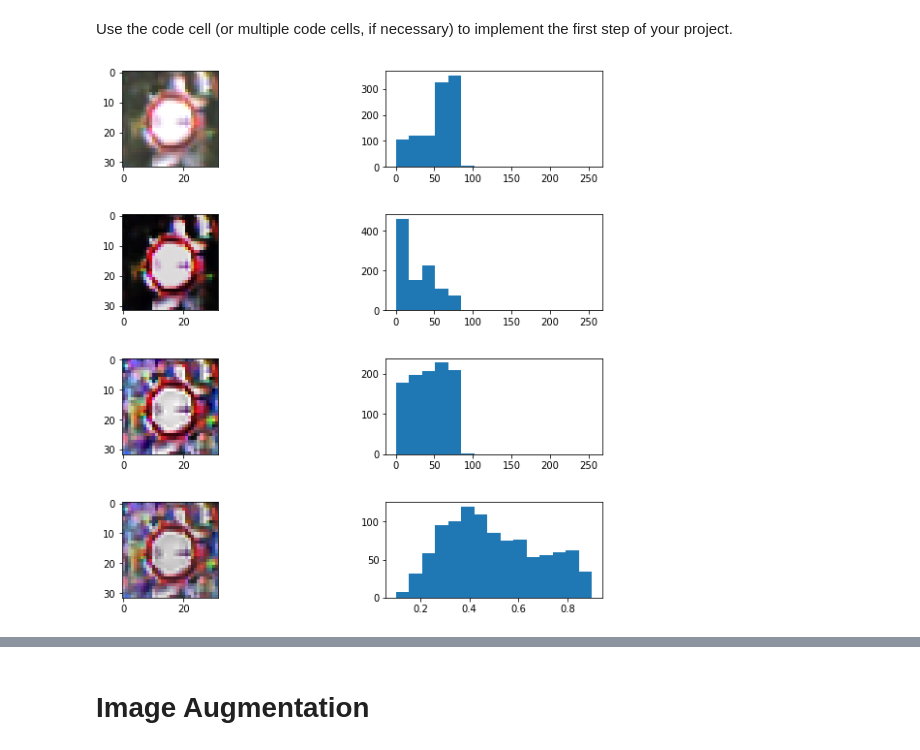
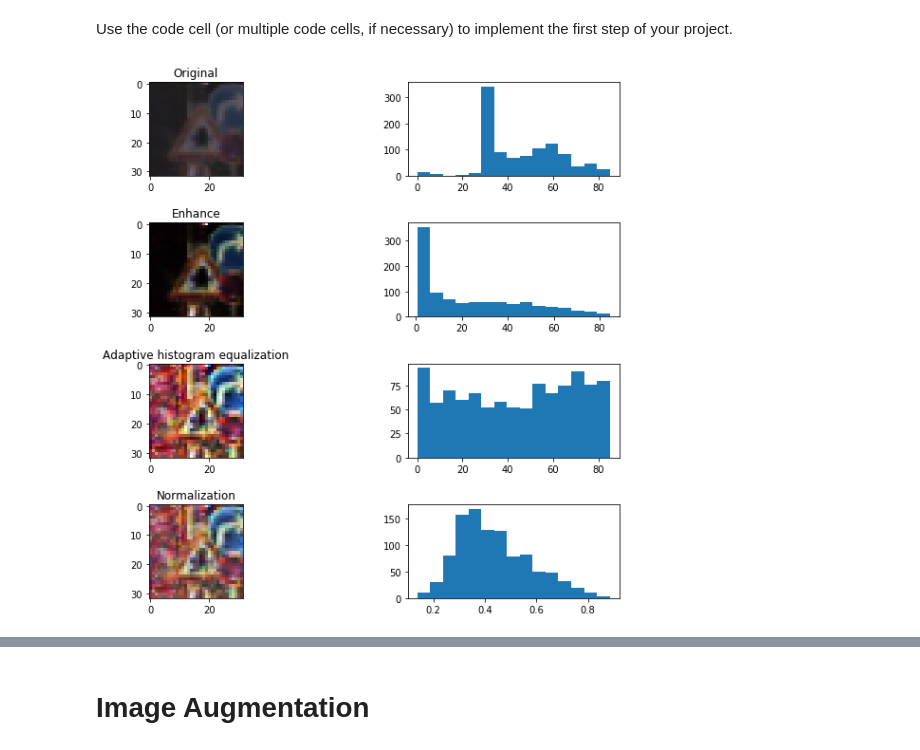
Before and after one commit to cfficaurzua/P2-SDCND, a Jupyter notebook: Traffic_Sign_Classifier.ipynb, the cells around one changed output, grey strips where cells are left out. Saved outputs shown, nothing was run; the diff lists cells and outputs as text; code cells hidden in the pictures.

```diff
--- a/Traffic_Sign_Classifier.ipynb
+++ b/Traffic_Sign_Classifier.ipynb
@@ -225,34 +211,38 @@ def enhance(input,iteration = 1,kernel = np.array([[-1, -1, -1],
         lower = np.multiply(1-(norm),linear_burn)
         input = (upper+lower).astype('uint8')
     return input
-def plot_luminance_histogram(input,axe,bins = 15, range=(0,255)):
+def plot_luminance_histogram(input,axe,bins = 15):
     luminance = 1/3*(input[:,:,0]+input[:,:,1]+input[:,:,2])
-    axe.hist(luminance.flatten(), bins = bins, range = range)
+    axe.hist(luminance.flatten(), bins = bins, range = (np.min(luminance),np.max(luminance)))
 # %%
 
 fig, axes = plt.subplots(4,2,figsize=(10,10))
 fig.subplots_adjust(hspace=0.5, wspace=0.5)
 
 i = random.randint(0,n_train)
 
 axes[0][0].imshow(X_train[i])
+axes[0][0].set_title('Original')
 plot_luminance_histogram(X_train[i],axes[0][1])
 
 enhanced = enhance(X_train[i],2)
 axes[1][0].imshow(enhanced)
+axes[1][0].set_title('Enhance')
 plot_luminance_histogram(enhanced,axes[1][1] )
 
 equa = histogram_equalization(enhanced)
 axes[2][0].imshow(equa)
+axes[2][0].set_title('Adaptive histogram equalization')
 plot_luminance_histogram(equa,axes[2][1])
 
 norm = normalization(equa)
 axes[3][0].imshow(norm)
-plot_luminance_histogram(norm,axes[3][1],range=(0.1,0.9) )
+axes[3][0].set_title('Normalization')
+plot_luminance_histogram(norm,axes[3][1])
 
 plt.show()
 # %% [output]
-[figure, old version]
+[figure, new version]
 # %%
 X_train_2 = np.zeros_like(X_train,dtype = np.float)
 X_test_2 = np.zeros_like(X_test,dtype = np.float)
```
Also changed, not shown: parts of 5 cells of this notebook.
